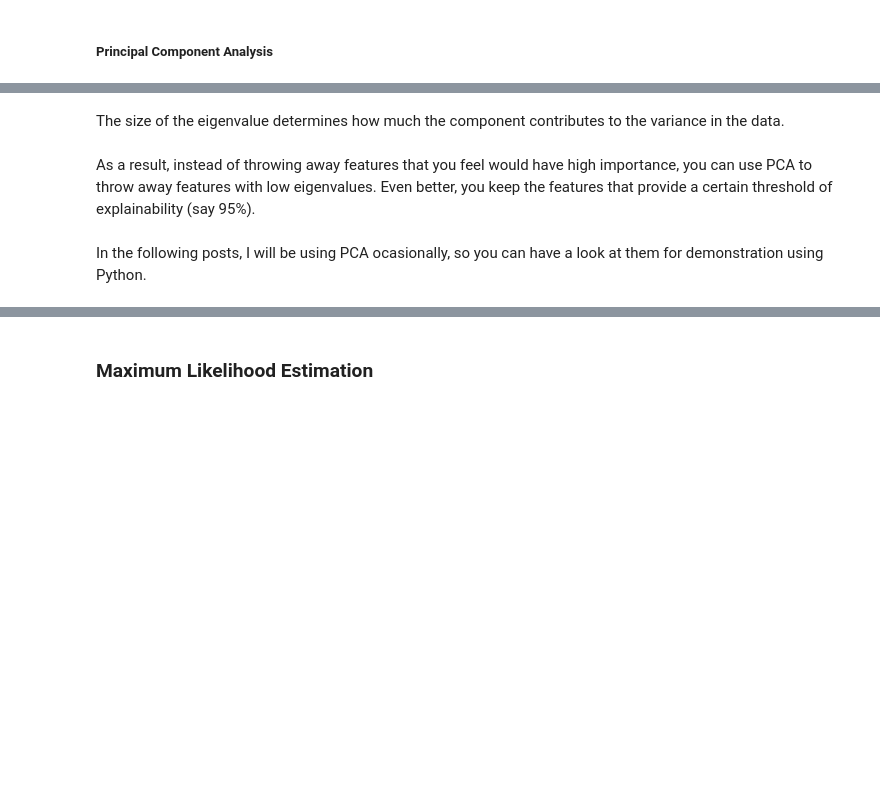
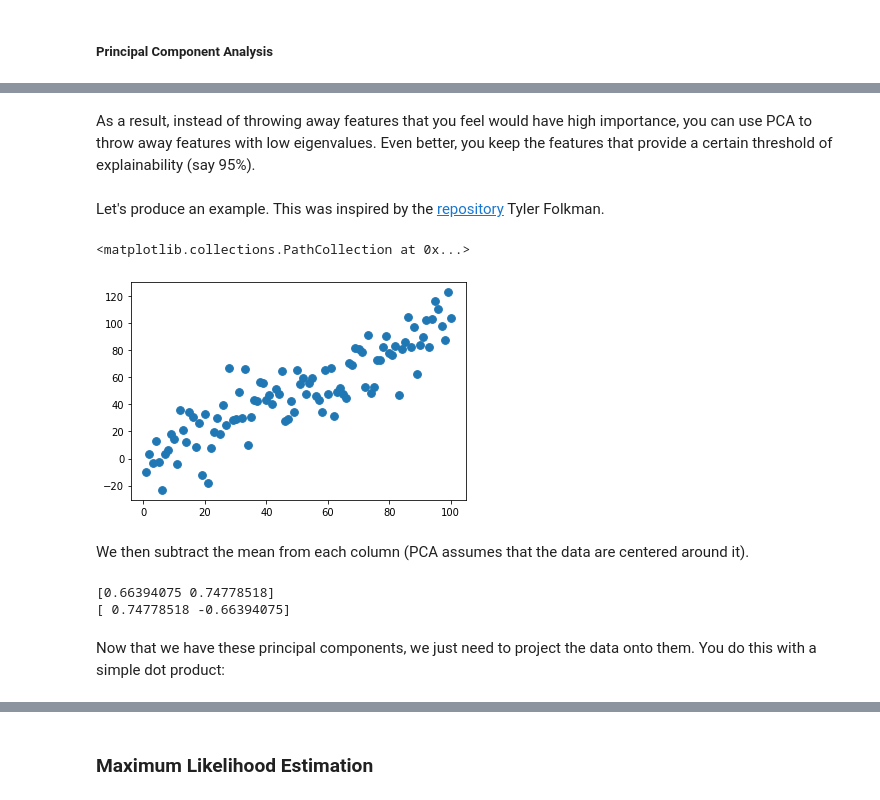
Before and after one commit to juls-dotcom/juls-dotcom.github.io, a Jupyter notebook: content/2020_05_Introduction to Machine Learning II.ipynb, the cells around one changed output, grey strips where cells are left out. Saved outputs shown, nothing was run; the diff lists cells and outputs as text; code cells hidden in the pictures; blank space fills up the shorter version.

```diff
--- a/content/2020_05_Introduction to Machine Learning II.ipynb
+++ b/content/2020_05_Introduction to Machine Learning II.ipynb
@@ -47,6 +112,4 @@ You can imagine the rest ;)
-# %% [markdown]
-The size of the eigenvalue determines how much the component contributes to the variance in the data.
 # %% [markdown]
 As a result, instead of throwing away features that you feel would have high importance, you can use PCA to throw away features with low eigenvalues. Even better, you keep the features that provide a certain threshold of explainability (say 95%).
-# %% [markdown]
-In the following posts, I will be using PCA ocasionally, so you can have a look at them for demonstration using Python.
+# %% [markdown]
+Let's produce an example. This was inspired by the [repository](https://github.com/tfolkman) Tyler Folkman.
@@ -52,0 +121,23 @@ In the following posts, I will be using PCA ocasionally, so you can have a look
+# %%
+df= pd.DataFrame({'X': range(1,101),
+                  'Y': np.random.randn(100)*15+range(1,101)})
+plt.scatter(df['X'], df['Y'], s=60)
+# %% [output]
+<matplotlib.collections.PathCollection at 0x...>
+[figure, added]
+# %% [markdown]
+We then subtract the mean from each column (PCA assumes that the data are centered around it).
+# %%
+df_scaled = df - df.mean()
+# Perform a Singular Value Decomposition to obtain each of the PC
+U, s, V = np.linalg.svd(df_scaled.values)
+# Extract each PC
+PC1 = V.T[:, 0]
+PC2 = V.T[:, 1]
+print(PC1)
+print(PC2)
+# %% [output]
+[0.66394075 0.74778518]
+[ 0.74778518 -0.66394075]
+# %% [markdown]
+Now that we have these principal components, we just need to project the data onto them. You do this with a simple dot product:
```
Also changed, not shown: parts of 44 cells of this notebook, 6 other files.
